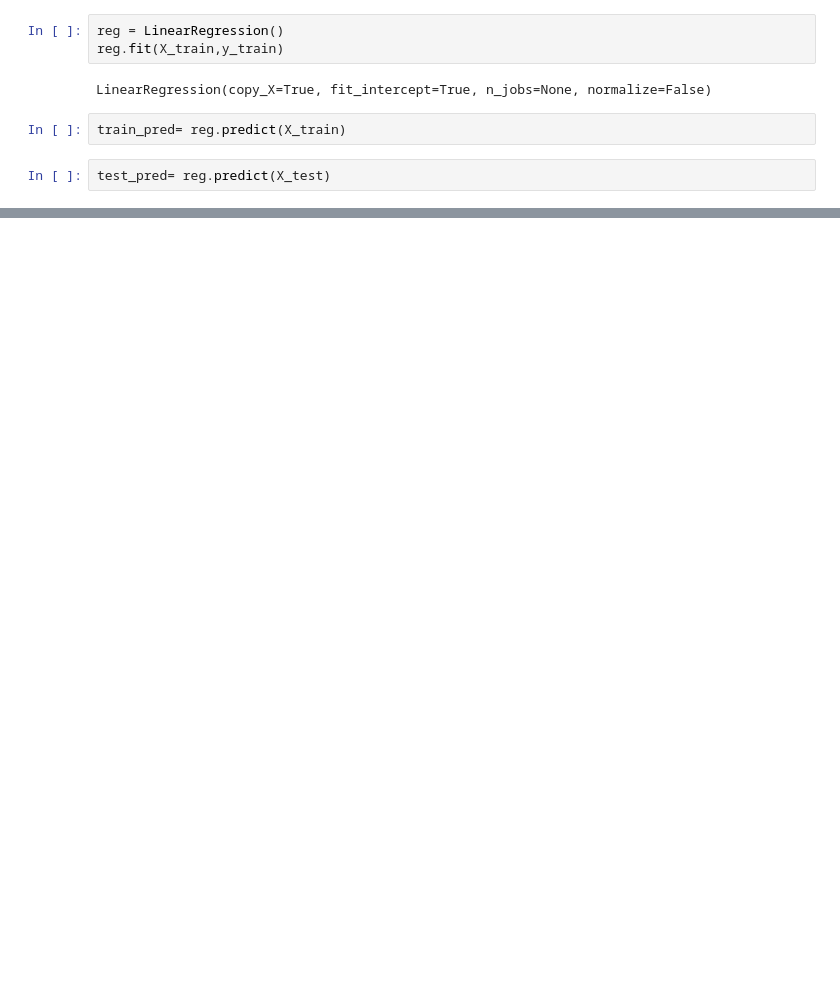
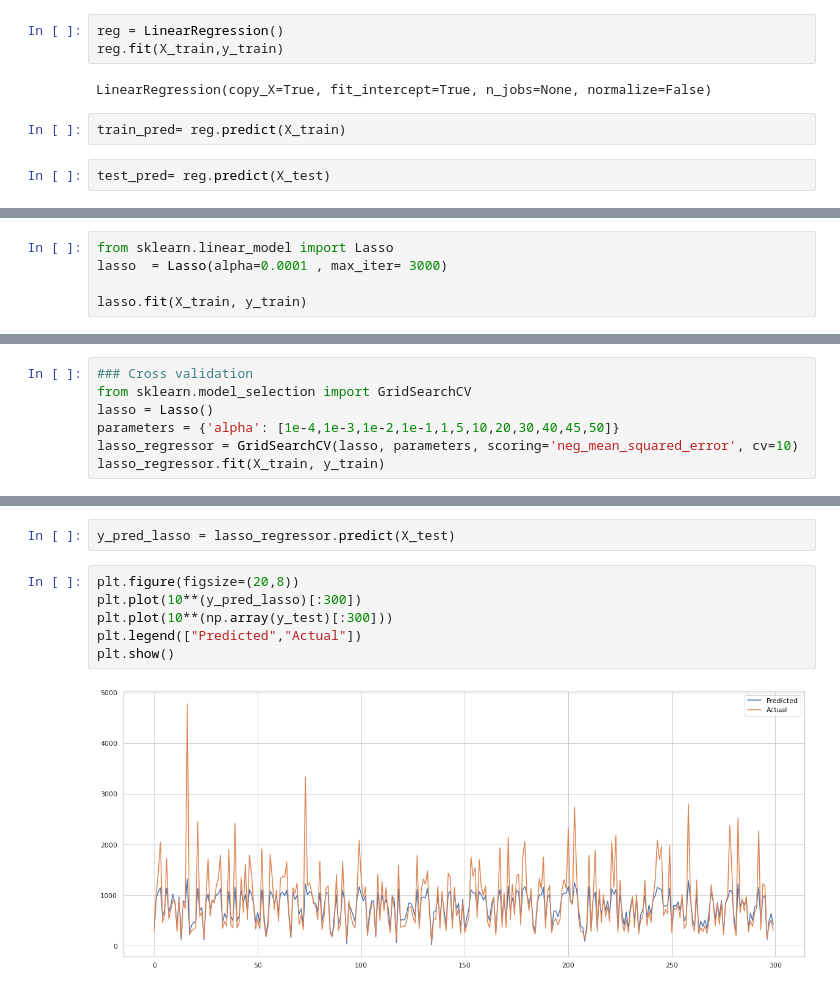
Before and after one commit to indrochoco/NYC-Taxi-prediction, a Jupyter notebook: Copy_2_of_NYC_Taxi_Trip_Time_Prediction_Capstone_Project.ipynb, the cells around one changed output, grey strips where cells are left out. Cells and saved outputs as stored; diff of their text form; blank space fills up the shorter version.

```diff
--- a/Copy_2_of_NYC_Taxi_Trip_Time_Prediction_Capstone_Project.ipynb
+++ b/Copy_2_of_NYC_Taxi_Trip_Time_Prediction_Capstone_Project.ipynb
@@ -432,0 +469,5 @@ mean_absolute_error()
+# %%
+from sklearn.linear_model import Lasso
+lasso  = Lasso(alpha=0.0001 , max_iter= 3000)
+
+lasso.fit(X_train, y_train)
@@ -436,0 +482,7 @@ reg.score(X_train, y_train)
+# %%
+### Cross validation
+from sklearn.model_selection import GridSearchCV
+lasso = Lasso()
+parameters = {'alpha': [1e-4,1e-3,1e-2,1e-1,1,5,10,20,30,40,45,50]}
+lasso_regressor = GridSearchCV(lasso, parameters, scoring='neg_mean_squared_error', cv=10)
+lasso_regressor.fit(X_train, y_train)
@@ -436,0 +507,10 @@ reg.score(X_train, y_train)
+# %%
+y_pred_lasso = lasso_regressor.predict(X_test)
+# %%
+plt.figure(figsize=(20,8))
+plt.plot(10**(y_pred_lasso)[:300])
+plt.plot(10**(np.array(y_test)[:300]))
+plt.legend(["Predicted","Actual"])
+plt.show()
+# %% [output]
+[figure, added]
```
Also changed, not shown: parts of 58 cells of this notebook.
